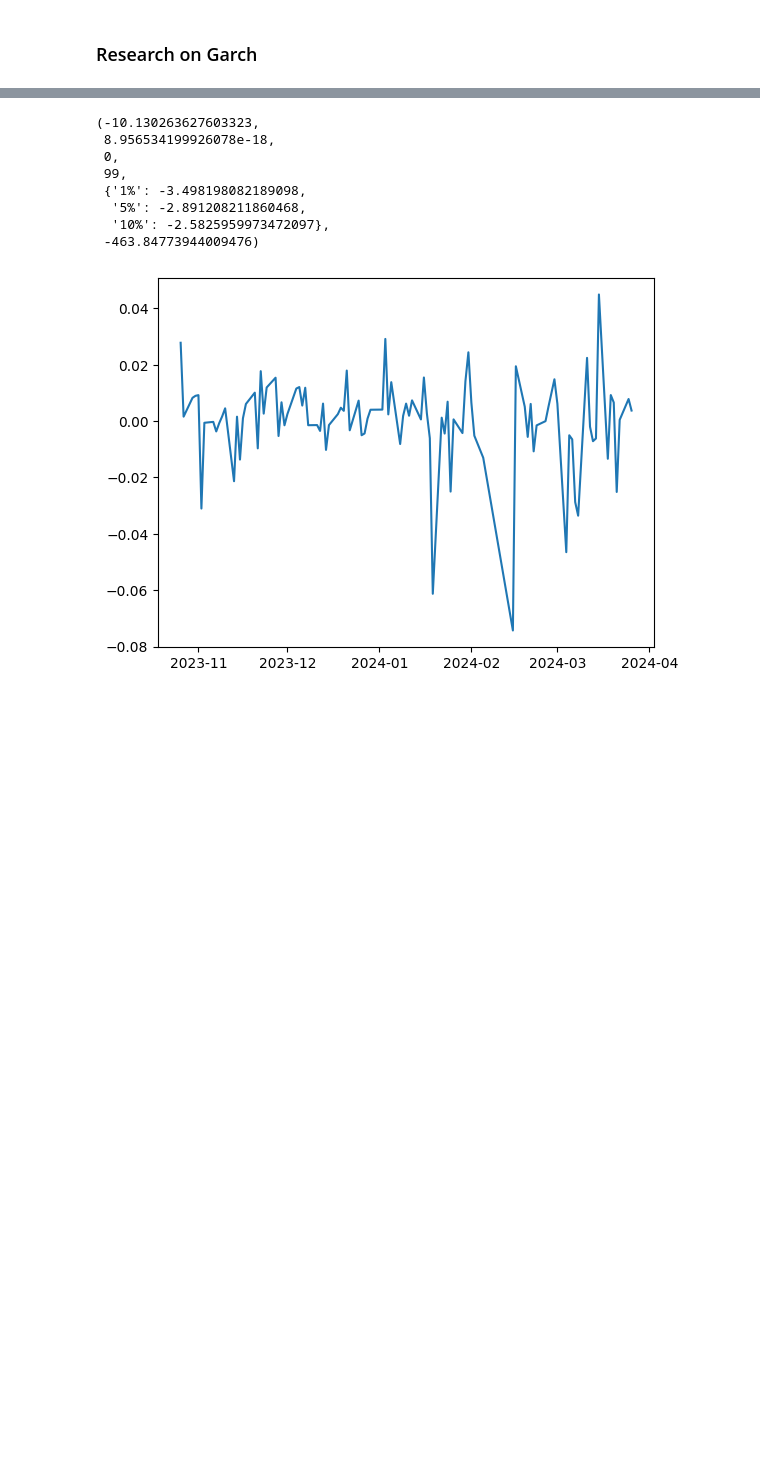
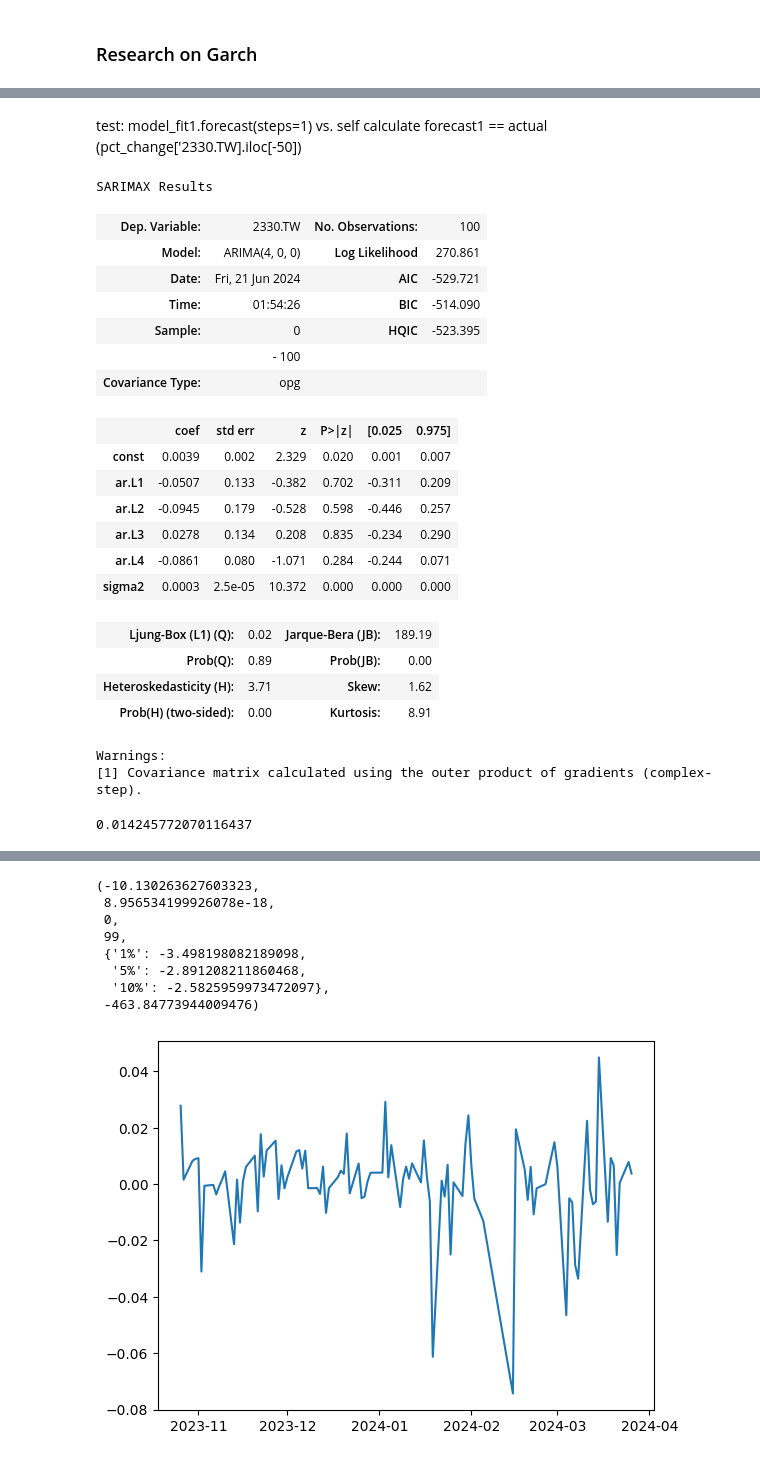
Before and after one commit to tsungyou/TS, a Jupyter notebook: ARIMA_GARCH_research.ipynb, the cells around one changed output, grey strips where cells are left out. Drawn from its saved outputs; the diff is of its cells as text; code cells hidden in the pictures; blank space fills up the shorter version.

```diff
--- a/ARIMA_GARCH_research.ipynb
+++ b/ARIMA_GARCH_research.ipynb
@@ -42,0 +44,5 @@ def check_accuracy(series, model_fit):
+# %%
+series = pct_change['2330.TW'].iloc[-150:-50]
+model = sm.tsa.arima.ARIMA(series, order=(4, 0, 0)) # order = (ar_t, i_t, ma_t), for ar model only => ma_t = 0
+model_fit1 = model.fit()
+model_fit1.pvalues, model_fit1.forecast(steps=1), series.index[-1], pct_change['2330.TW'].iloc[-50:-48]
@@ -43 +64,42 @@ def check_accuracy(series, model_fit):
+# %% [markdown]
+test: model_fit1.forecast(steps=1) vs. self calculate forecast1   ==  actual (pct_change['2330.TW].iloc[-50])
+# %%
+model_fit1.summary()
+# %% [output]
+SARIMAX Results
+| Dep. Variable: | 2330.TW | No. Observations: | 100 |
+| Model: | ARIMA(4, 0, 0) | Log Likelihood | 270.861 |
+| Date: | Fri, 21 Jun 2024 | AIC | -529.721 |
+| Time: | 01:54:26 | BIC | -514.090 |
+| Sample: | 0 | HQIC | -523.395 |
+|  | - 100 |  |  |
+| Covariance Type: | opg |  |  |
+|  | coef | std err | z | P>|z| | [0.025 | 0.975] |
+| const | 0.0039 | 0.002 | 2.329 | 0.020 | 0.001 | 0.007 |
+| ar.L1 | -0.0507 | 0.133 | -0.382 | 0.702 | -0.311 | 0.209 |
+| ar.L2 | -0.0945 | 0.179 | -0.528 | 0.598 | -0.446 | 0.257 |
+| ar.L3 | 0.0278 | 0.134 | 0.208 | 0.835 | -0.234 | 0.290 |
+| ar.L4 | -0.0861 | 0.080 | -1.071 | 0.284 | -0.244 | 0.071 |
+| sigma2 | 0.0003 | 2.5e-05 | 10.372 | 0.000 | 0.000 | 0.000 |
+| Ljung-Box (L1) (Q): | 0.02 | Jarque-Bera (JB): | 189.19 |
+| Prob(Q): | 0.89 | Prob(JB): | 0.00 |
+| Heteroskedasticity (H): | 3.71 | Skew: | 1.62 |
+| Prob(H) (two-sided): | 0.00 | Kurtosis: | 8.91 |
+Warnings:
+[1] Covariance matrix calculated using the outer product of gradients (complex-step).
+# %%
+pvalues = model_fit1.params
+'''
+檢查有沒有
+'''
+a = series[-4:].values
+b = pvalues[1:-1][::-1].values
+c = pvalues[0] + pvalues[-1]
+sums = 0
+for i in range(len(a)):
+    sums += a[i] * b[i]
+    sums += c
+sums
+# %% [output]
+0.014245772070116437
 # %%
```
Also changed, not shown: parts of 10 cells of this notebook, 6 other files.
